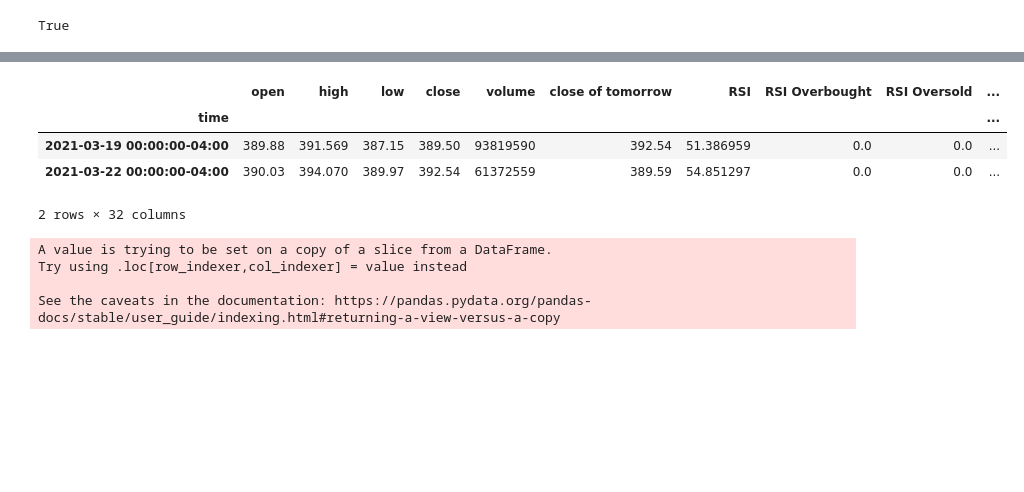
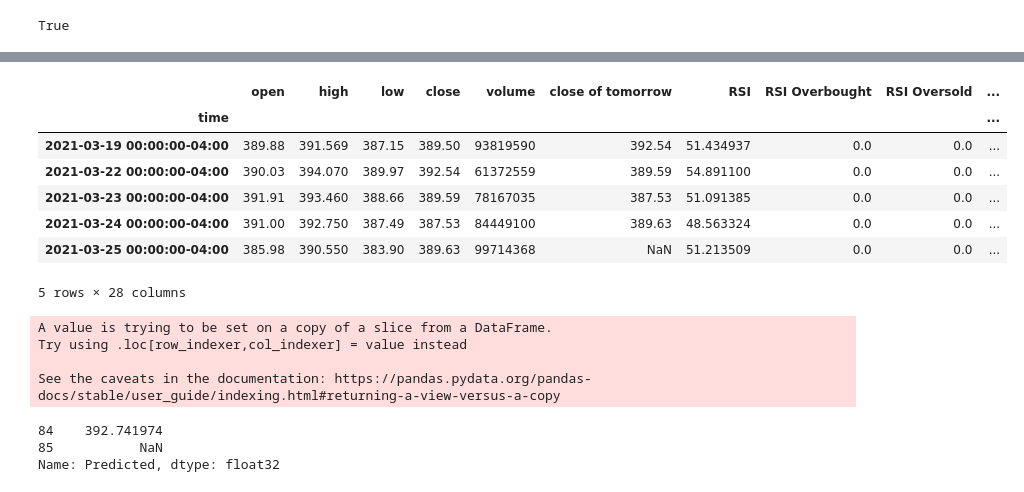
Before and after one commit to tlbrown2/BOT_Time, a Jupyter notebook: RNN_model_1.ipynb, the cells around one changed output, grey strips where cells are left out. Drawn from its saved outputs; the diff is of its cells as text; code cells hidden in the pictures; blank space fills up the shorter version.

```diff
--- a/RNN_model_1.ipynb
+++ b/RNN_model_1.ipynb
@@ -77,7 +77,7 @@ data
 100 rows × 6 columns
 # %%
 # Drop Null values -- can cause error --# Consider replacing Nan values with a value to keep last row
-data.dropna(inplace=True)
+#data.dropna(inplace=True)
 data
 # %% [output]
 |  | open | high | low | close | volume | close of tomorrow |
@@ -177,17 +177,17 @@ def generate_ema_macd__RSI_signals(df):
     df['crossover_signal_55_200'] = df['crossover_long_55_200'] + df['crossover_short_55_200']
 
     # Set short and long windows for 200 & 800 EMA
-    short_window_200 = 200
-    long_window_800 = 800
+    #short_window_200 = 200
+    #long_window_800 = 800
 
     # Construct a `Fast` and `Slow` Exponential Moving Average from short and long windows, respectively
-    df['EMA 200'] = df['close'].ewm(halflife=short_window_200).mean()
-    df['EMA 800'] = df['close'].ewm(halflife=long_window_800).mean()
+    #df['EMA 200'] = df['close'].ewm(halflife=short_window_200).mean()
+    #df['EMA 800'] = df['close'].ewm(halflife=long_window_800).mean()
 
     # Construct a crossover trading signal
-    df['crossover_long_200_800'] = np.where(df['EMA 200'] > df['EMA 800'], 1.0, 0.0)
-    df['crossover_short_200_800'] = np.where(df['EMA 200'] < df['EMA 800'], -1.0, 0.0)
-    df['crossover_signal_200_800'] = df['crossover_long_200_800'] + df['crossover_short_200_800']
+    #df['crossover_long_200_800'] = np.where(df['EMA 200'] > df['EMA 800'], 1.0, 0.0)
+    #df['crossover_short_200_800'] = np.where(df['EMA 200'] < df['EMA 800'], -1.0, 0.0)
+    #df['crossover_signal_200_800'] = df['crossover_long_200_800'] + df['crossover_short_200_800']
 
     # Calculate MACD
 
@@ -201,3 +203,3 @@ def generate_ema_macd__RSI_signals(df):
 # %%
 data = generate_ema_macd__RSI_signals(data)
-data = data.dropna()
+data = data.dropna(subset= ['EMA 9', 'EMA 21', 'EMA 5', 'EMA 13', 'RSI','MACD H','EMA 55'])
@@ -437,12 +443,15 @@ stocks.plot(title="Actual Vs. Predicted 1 Day SPY Prices")
 # %%
 data2 = data
-data2.tail(2)
+data2.tail()
 # %% [output]
 |  | open | high | low | close | volume | close of tomorrow | RSI | RSI Overbought | RSI Oversold | ... |
 | time |  |  |  |  |  |  |  |  |  | ... |
-| 2021-03-19 00:00:00-04:00 | 389.88 | 391.569 | 387.15 | 389.50 | 93819590 | 392.54 | 51.386959 | 0.0 | 0.0 | ... |
-| 2021-03-22 00:00:00-04:00 | 390.03 | 394.070 | 389.97 | 392.54 | 61372559 | 389.59 | 54.851297 | 0.0 | 0.0 | ... |
+| 2021-03-19 00:00:00-04:00 | 389.88 | 391.569 | 387.15 | 389.50 | 93819590 | 392.54 | 51.434937 | 0.0 | 0.0 | ... |
+| 2021-03-22 00:00:00-04:00 | 390.03 | 394.070 | 389.97 | 392.54 | 61372559 | 389.59 | 54.891100 | 0.0 | 0.0 | ... |
+| 2021-03-23 00:00:00-04:00 | 391.91 | 393.460 | 388.66 | 389.59 | 78167035 | 387.53 | 51.091385 | 0.0 | 0.0 | ... |
+| 2021-03-24 00:00:00-04:00 | 391.00 | 392.750 | 387.49 | 387.53 | 84449100 | 389.63 | 48.563324 | 0.0 | 0.0 | ... |
+| 2021-03-25 00:00:00-04:00 | 385.98 | 390.550 | 383.90 | 389.63 | 99714368 | NaN | 51.213509 | 0.0 | 0.0 | ... |
-2 rows × 32 columns
+5 rows × 28 columns
 # %%
 combined_stocks_df = pd.concat([stocks, trained_stocks])
 combined_stocks_df.reset_index(inplace=True)
@@ -457,6 +466,11 @@ Try using .loc[row_indexer,col_indexer] = value instead
 See the caveats in the documentation: https://pandas.pydata.org/pandas-docs/stable/user_guide/indexing.html#returning-a-view-versus-a-copy
 # %%
 #combined_stocks_df[combined_stocks_df.index.duplicated()]
+data2['Predicted'].tail(2)
+# %% [output]
+84    392.741974
+85           NaN
+Name: Predicted, dtype: float32
 # %%
 #data2.dropna(inplace=True)
 data2.set_index('time')
```
Also changed, not shown: parts of 24 cells of this notebook, 47 other files.
